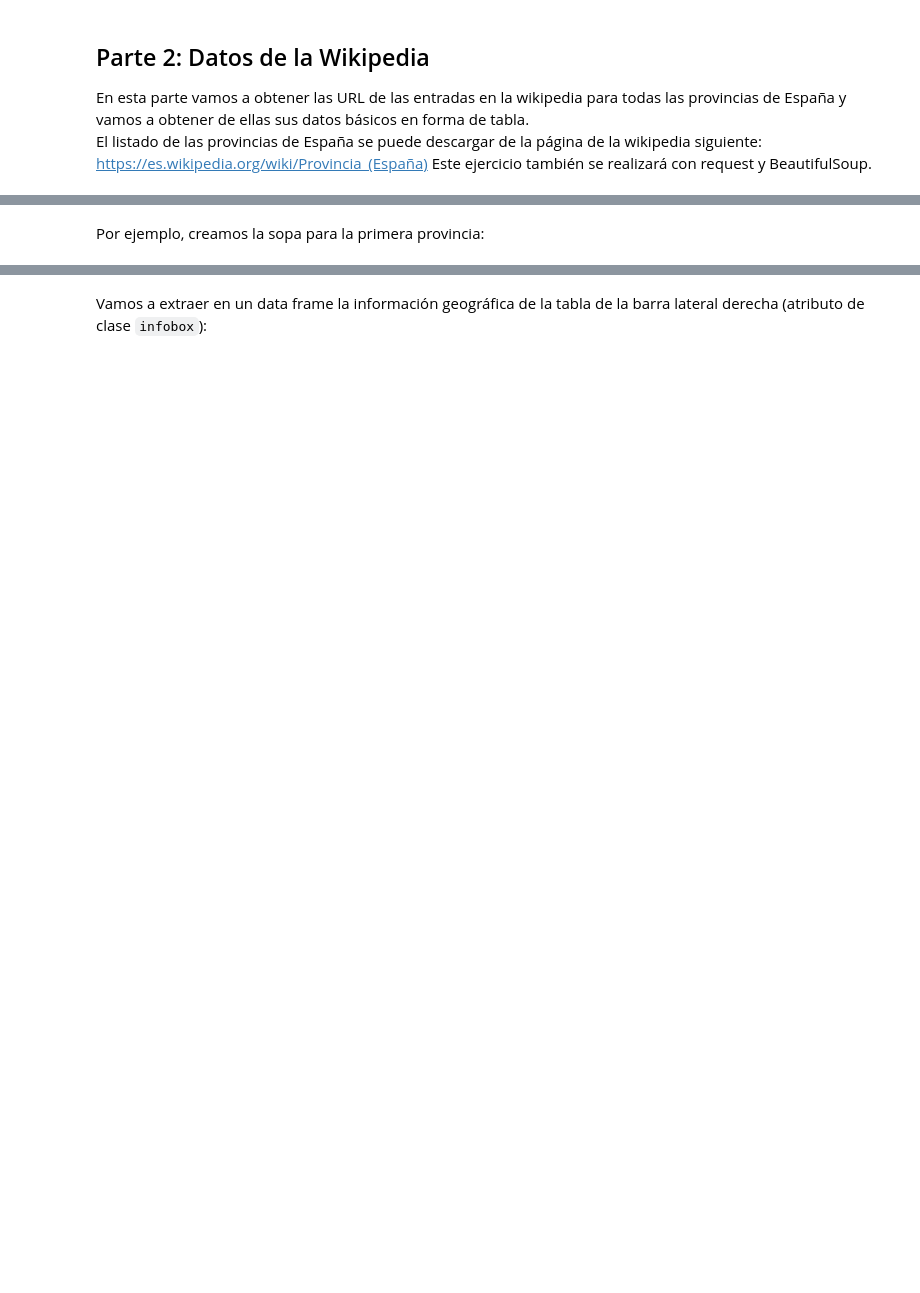
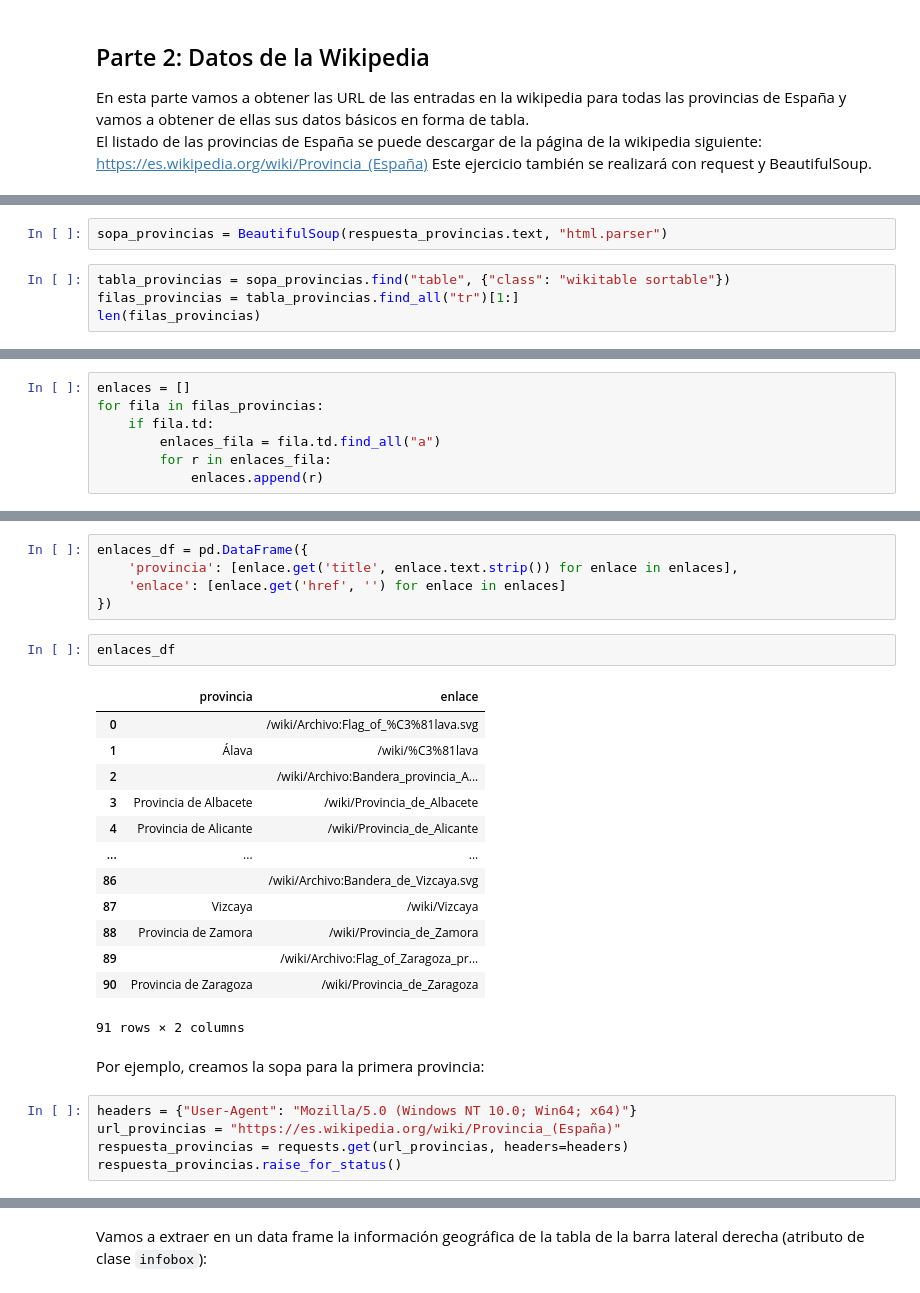
Before and after one commit to MiguelPuch/STEMIA, a Jupyter notebook: WebScrapping/Práctica/Ejercicios_WebScraping - Alumno.ipynb, the cells around one changed output, grey strips where cells are left out. Cells and saved outputs as stored; diff of their text form; blank space fills up the shorter version.

```diff
--- a/WebScrapping/Práctica/Ejercicios_WebScraping - Alumno.ipynb
+++ b/WebScrapping/Práctica/Ejercicios_WebScraping - Alumno.ipynb
@@ -212,0 +317,6 @@ https://es.wikipedia.org/wiki/Provincia_(España) Este ejercicio también se rea
+# %%
+sopa_provincias = BeautifulSoup(respuesta_provincias.text, "html.parser")
+# %%
+tabla_provincias = sopa_provincias.find("table", {"class": "wikitable sortable"})
+filas_provincias = tabla_provincias.find_all("tr")[1:]
+len(filas_provincias)
@@ -212,0 +330,7 @@ https://es.wikipedia.org/wiki/Provincia_(España) Este ejercicio también se rea
+# %%
+enlaces = []
+for fila in filas_provincias:
+    if fila.td:
+        enlaces_fila = fila.td.find_all("a")
+        for r in enlaces_fila:
+            enlaces.append(r)
@@ -213,2 +357,28 @@ https://es.wikipedia.org/wiki/Provincia_(España) Este ejercicio también se rea
+# %%
+enlaces_df = pd.DataFrame({
+    'provincia': [enlace.get('title', enlace.text.strip()) for enlace in enlaces],
+    'enlace': [enlace.get('href', '') for enlace in enlaces]
+})
+# %%
+enlaces_df
+# %% [output]
+|  | provincia | enlace |
+| 0 |  | /wiki/Archivo:Flag_of_%C3%81lava.svg |
+| 1 | Álava | /wiki/%C3%81lava |
+| 2 |  | /wiki/Archivo:Bandera_provincia_A... |
+| 3 | Provincia de Albacete | /wiki/Provincia_de_Albacete |
+| 4 | Provincia de Alicante | /wiki/Provincia_de_Alicante |
+| ... | ... | ... |
+| 86 |  | /wiki/Archivo:Bandera_de_Vizcaya.svg |
+| 87 | Vizcaya | /wiki/Vizcaya |
+| 88 | Provincia de Zamora | /wiki/Provincia_de_Zamora |
+| 89 |  | /wiki/Archivo:Flag_of_Zaragoza_pr... |
+| 90 | Provincia de Zaragoza | /wiki/Provincia_de_Zaragoza |
+91 rows × 2 columns
 # %% [markdown]
 Por ejemplo, creamos la sopa para la primera provincia:
+# %%
+headers = {"User-Agent": "Mozilla/5.0 (Windows NT 10.0; Win64; x64)"}
+url_provincias = "https://es.wikipedia.org/wiki/Provincia_(España)"
+respuesta_provincias = requests.get(url_provincias, headers=headers)
+respuesta_provincias.raise_for_status()
```
Also changed, not shown: parts of 47 cells of this notebook, 2 other files.
